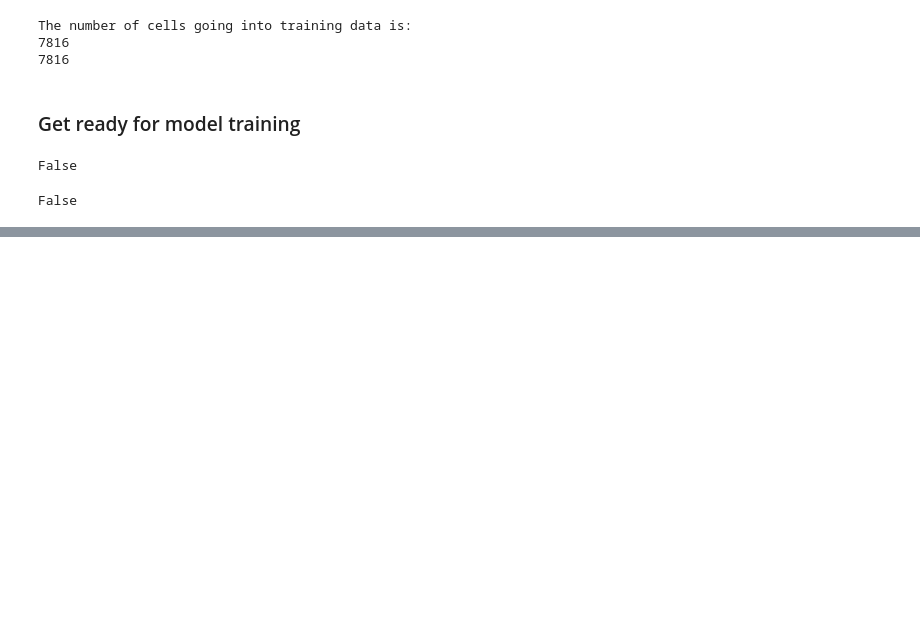
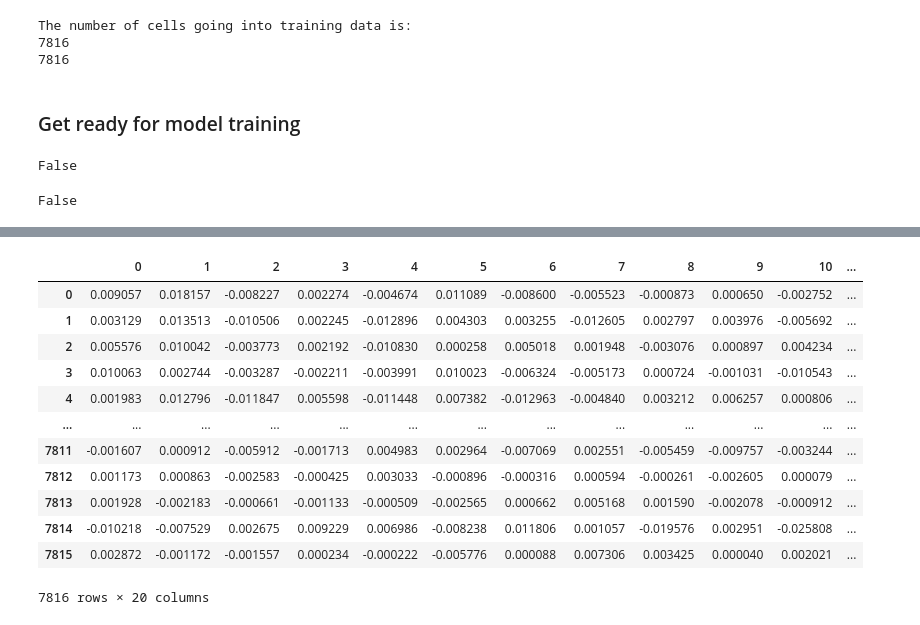
Before and after one commit to daklab/LeafletFA, a Jupyter notebook: notebooks/example_analysis/run_splicing_VAE_model.ipynb, the cells around one changed output, grey strips where cells are left out. Cells and saved outputs as stored; diff of their text form; code cells hidden in the pictures; blank space fills up the shorter version.

```diff
--- a/notebooks/example_analysis/run_splicing_VAE_model.ipynb
+++ b/notebooks/example_analysis/run_splicing_VAE_model.ipynb
@@ -257,0 +252,17 @@ plt.show()
+# %%
+latent_variables_df = pd.DataFrame(latent_variables)
+latent_variables_df
+# %% [output]
+|  | 0 | 1 | 2 | 3 | 4 | 5 | 6 | 7 | 8 | 9 | 10 | ... |
+| 0 | 0.009057 | 0.018157 | -0.008227 | 0.002274 | -0.004674 | 0.011089 | -0.008600 | -0.005523 | -0.000873 | 0.000650 | -0.002752 | ... |
+| 1 | 0.003129 | 0.013513 | -0.010506 | 0.002245 | -0.012896 | 0.004303 | 0.003255 | -0.012605 | 0.002797 | 0.003976 | -0.005692 | ... |
+| 2 | 0.005576 | 0.010042 | -0.003773 | 0.002192 | -0.010830 | 0.000258 | 0.005018 | 0.001948 | -0.003076 | 0.000897 | 0.004234 | ... |
+| 3 | 0.010063 | 0.002744 | -0.003287 | -0.002211 | -0.003991 | 0.010023 | -0.006324 | -0.005173 | 0.000724 | -0.001031 | -0.010543 | ... |
+| 4 | 0.001983 | 0.012796 | -0.011847 | 0.005598 | -0.011448 | 0.007382 | -0.012963 | -0.004840 | 0.003212 | 0.006257 | 0.000806 | ... |
+| ... | ... | ... | ... | ... | ... | ... | ... | ... | ... | ... | ... | ... |
+| 7811 | -0.001607 | 0.000912 | -0.005912 | -0.001713 | 0.004983 | 0.002964 | -0.007069 | 0.002551 | -0.005459 | -0.009757 | -0.003244 | ... |
+| 7812 | 0.001173 | 0.000863 | -0.002583 | -0.000425 | 0.003033 | -0.000896 | -0.000316 | 0.000594 | -0.000261 | -0.002605 | 0.000079 | ... |
+| 7813 | 0.001928 | -0.002183 | -0.000661 | -0.001133 | -0.000509 | -0.002565 | 0.000662 | 0.005168 | 0.001590 | -0.002078 | -0.000912 | ... |
+| 7814 | -0.010218 | -0.007529 | 0.002675 | 0.009229 | 0.006986 | -0.008238 | 0.011806 | 0.001057 | -0.019576 | 0.002951 | -0.025808 | ... |
+| 7815 | 0.002872 | -0.001172 | -0.001557 | 0.000234 | -0.000222 | -0.005776 | 0.000088 | 0.007306 | 0.003425 | 0.000040 | 0.002021 | ... |
+7816 rows × 20 columns
```
Also changed, not shown: parts of 14 cells of this notebook, 1 other file.
